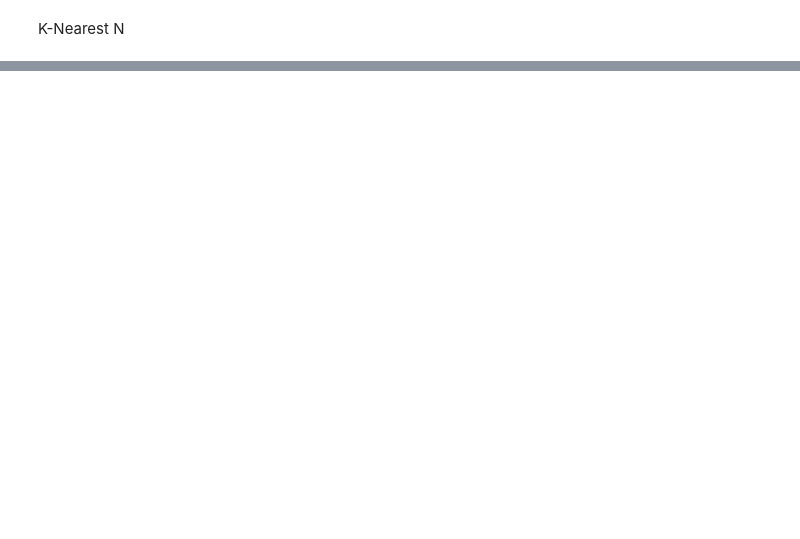
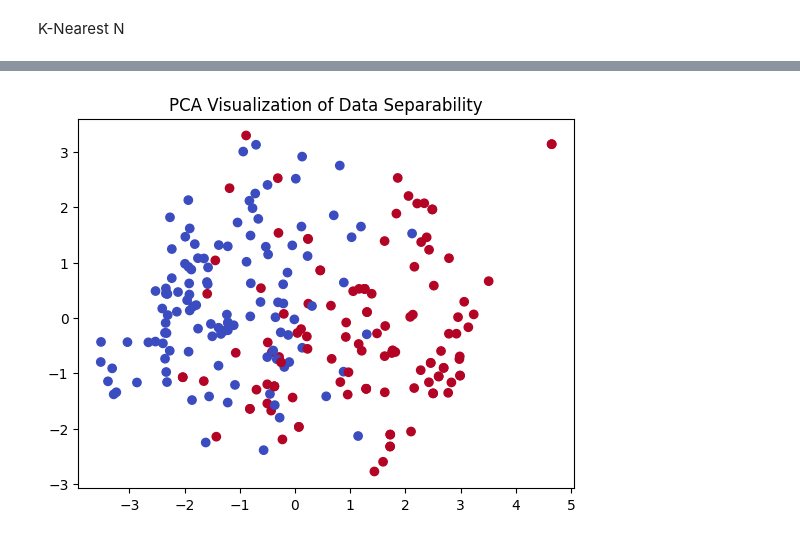
Before and after one commit to sneh6677/Cardio_vascular_disease_prediction, a Jupyter notebook: CVD_Capstone.ipynb, the cells around one changed output, grey strips where cells are left out. Saved outputs shown, nothing was run; the diff lists cells and outputs as text; code cells hidden in the pictures; blank space fills up the shorter version.

```diff
--- a/CVD_Capstone.ipynb
+++ b/CVD_Capstone.ipynb
@@ -133,0 +306,25 @@ weighted avg       0.82      0.82      0.82        61
+# %%
+from sklearn.model_selection import GridSearchCV
+param_grid = {
+    'C': [0.1, 1, 10, 100],  # Regularization parameter
+    'gamma': [0.01, 0.1, 0.5, 1, 5, 10],  # Range of gamma values
+    'kernel': ['rbf']
+}
+
+grid_search = GridSearchCV(SVC(), param_grid, cv=5, scoring='accuracy', n_jobs=-1)
+grid_search.fit(x_train, y_train)
+
+best_gamma = grid_search.best_params_['gamma']
+best_C = grid_search.best_params_['C']
+best_score = grid_search.best_score_
+
+print(f"Best Gamma: {best_gamma}")
+print(f"Best C: {best_C}")
+print(f"Best Cross-Validation Accuracy: {best_score:.4f}")
+
+svm_model = SVC(kernel='rbf', C=best_C, gamma=0.08)
+svm_model.fit(x_train, y_train)
+
+y_pred = svm_model.predict(x_test)
+test_accuracy = accuracy_score(y_test, y_pred)
+print(f"Test Accuracy with Best Gamma and C: {test_accuracy:.4f}")
@@ -133,0 +451,10 @@ weighted avg       0.82      0.82      0.82        61
+# %%
+
+pca = PCA(n_components=2)
+X_pca = pca.fit_transform(x_train)
+
+plt.scatter(X_pca[:, 0], X_pca[:, 1], c=y_train, cmap='coolwarm')
+plt.title("PCA Visualization of Data Separability")
+plt.show()
+# %% [output]
+[figure, added]
```
Also changed, not shown: parts of 49 cells of this notebook.
